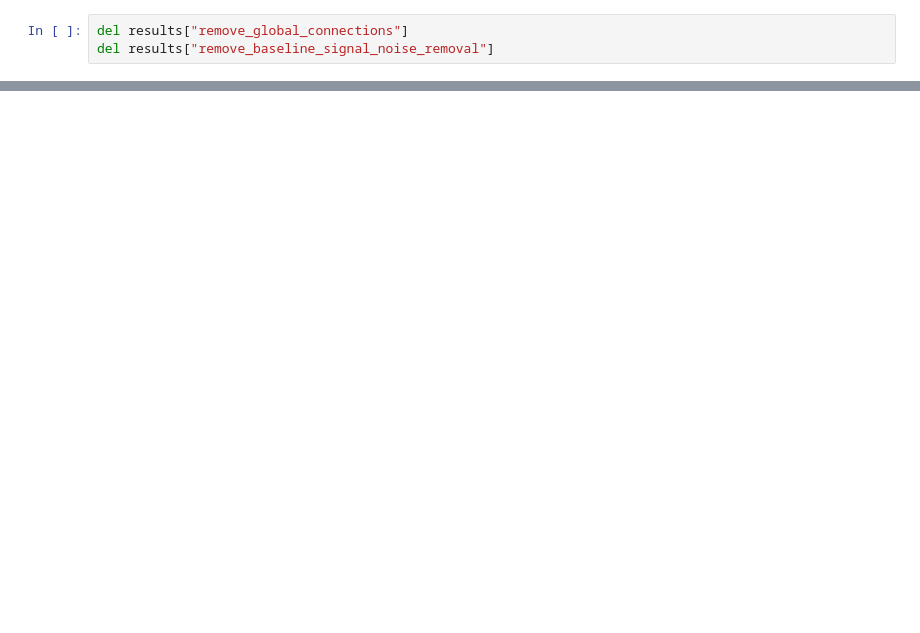
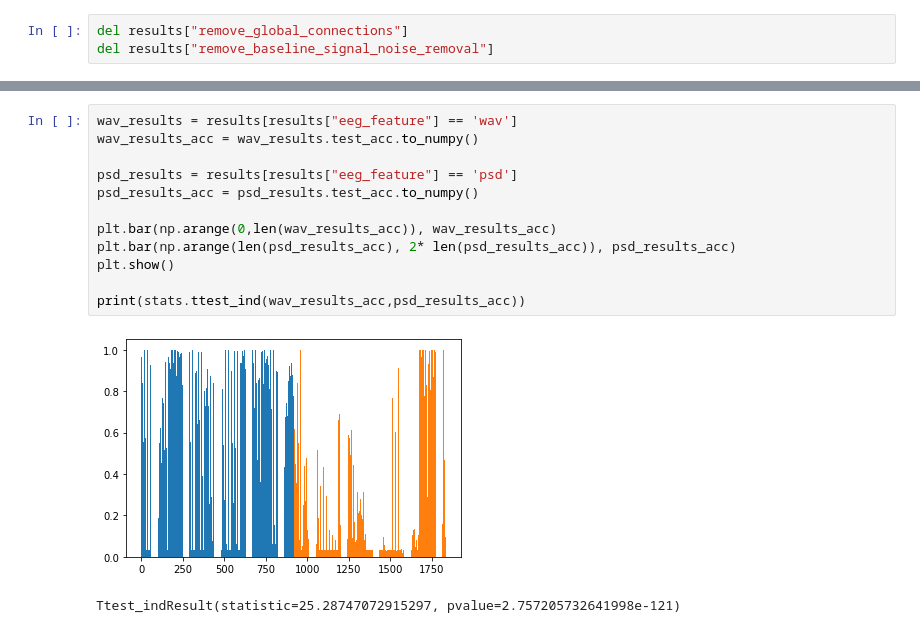
Before and after one commit to yff12345/g, a Jupyter notebook: participant_classification/experiment_results_exploration.ipynb, the cells around one changed output, grey strips where cells are left out. Cells and saved outputs as stored; diff of their text form; blank space fills up the shorter version.

```diff
--- a/participant_classification/experiment_results_exploration.ipynb
+++ b/participant_classification/experiment_results_exploration.ipynb
@@ -60,0 +57,15 @@ plt.bar(np.arange(0,len(NOGNNPsd_acc)), NOGNNPsd_acc)
+# %%
+wav_results = results[results["eeg_feature"] == 'wav']
+wav_results_acc = wav_results.test_acc.to_numpy()
+
+psd_results = results[results["eeg_feature"] == 'psd']
+psd_results_acc = psd_results.test_acc.to_numpy()
+
+plt.bar(np.arange(0,len(wav_results_acc)), wav_results_acc)
+plt.bar(np.arange(len(psd_results_acc), 2* len(psd_results_acc)), psd_results_acc)
+plt.show()
+
+print(stats.ttest_ind(wav_results_acc,psd_results_acc))
+# %% [output]
+[figure, added]
+Ttest_indResult(statistic=25.28747072915297, pvalue=2.757205732641998e-121)
```
Also changed, not shown: parts of 20 cells of this notebook, 4 other files.
